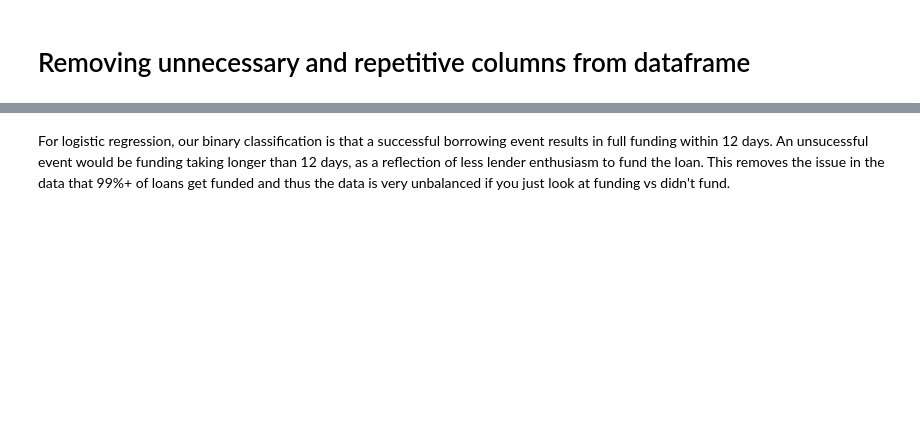
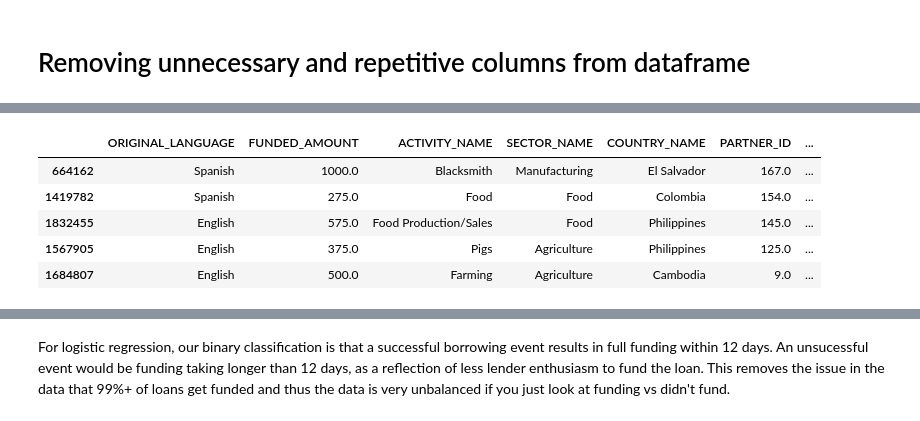
Before and after one commit to emmysobieski/TeamPySpark, a Jupyter notebook: TeamPySpark_ML_Models.ipynb, the cells around one changed output, grey strips where cells are left out. Drawn from its saved outputs; the diff is of its cells as text; code cells hidden in the pictures; blank space fills up the shorter version.

```diff
--- a/TeamPySpark_ML_Models.ipynb
+++ b/TeamPySpark_ML_Models.ipynb
@@ -514,0 +333,4 @@ model_df.head(5)
+# %%
+# REMOVE FUNDING TIME from model_df
+bc_model_df.drop(['FUNDING_TIME'], axis=1, inplace=True)
+bc_model_df.head()
@@ -514,0 +502,4 @@ model_df.head(5)
+# %%
+#dropping TAGS column from BINARY classification
+bc_model_df.drop(['TAGS'], axis=1, inplace=True)
+bc_model_df.head(5)
@@ -514,0 +526,3 @@ model_df.head(5)
+# %%
+#pick a sample of the data as using all did not work for get dummies (3% used) - not as much needed as only BC
+bc_df = bc_model_df.sample(frac =.03)
@@ -514,0 +566,3 @@ model_df.head(5)
+# %%
+# Drop rows with null values in bc_df
+bc_df.dropna(axis=0, how="any", inplace=True)
@@ -514,0 +572,10 @@ model_df.head(5)
+# %%
+# Show final bc_df
+bc_df.head(5)
+# %% [output]
+|  | ORIGINAL_LANGUAGE | FUNDED_AMOUNT | ACTIVITY_NAME | SECTOR_NAME | COUNTRY_NAME | PARTNER_ID | ... |
+| 664162 | Spanish | 1000.0 | Blacksmith | Manufacturing | El Salvador | 167.0 | ... |
+| 1419782 | Spanish | 275.0 | Food | Food | Colombia | 154.0 | ... |
+| 1832455 | English | 575.0 | Food Production/Sales | Food | Philippines | 145.0 | ... |
+| 1567905 | English | 375.0 | Pigs | Agriculture | Philippines | 125.0 | ... |
+| 1684807 | English | 500.0 | Farming | Agriculture | Cambodia | 9.0 | ... |
```
Also changed, not shown: parts of 165 cells of this notebook.
